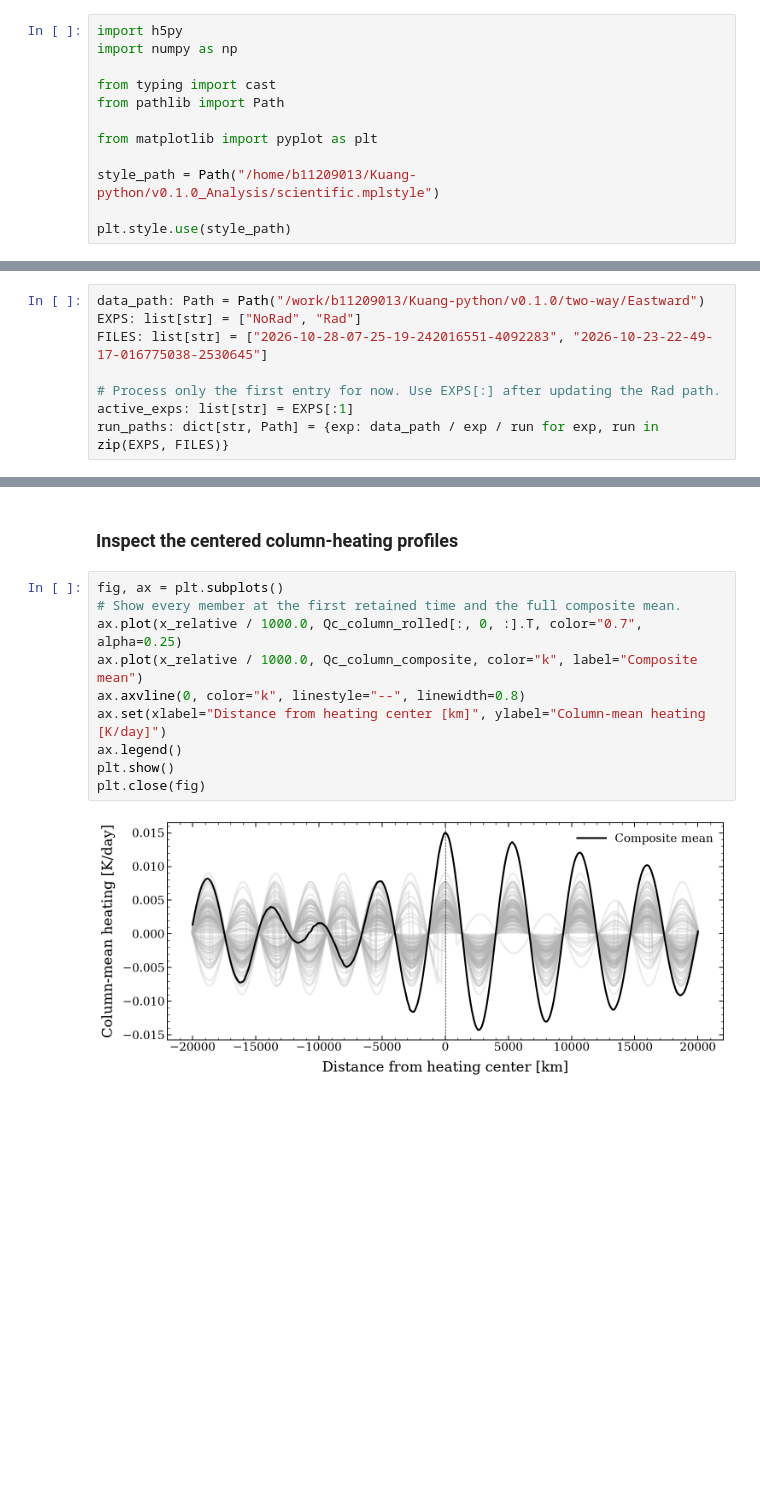
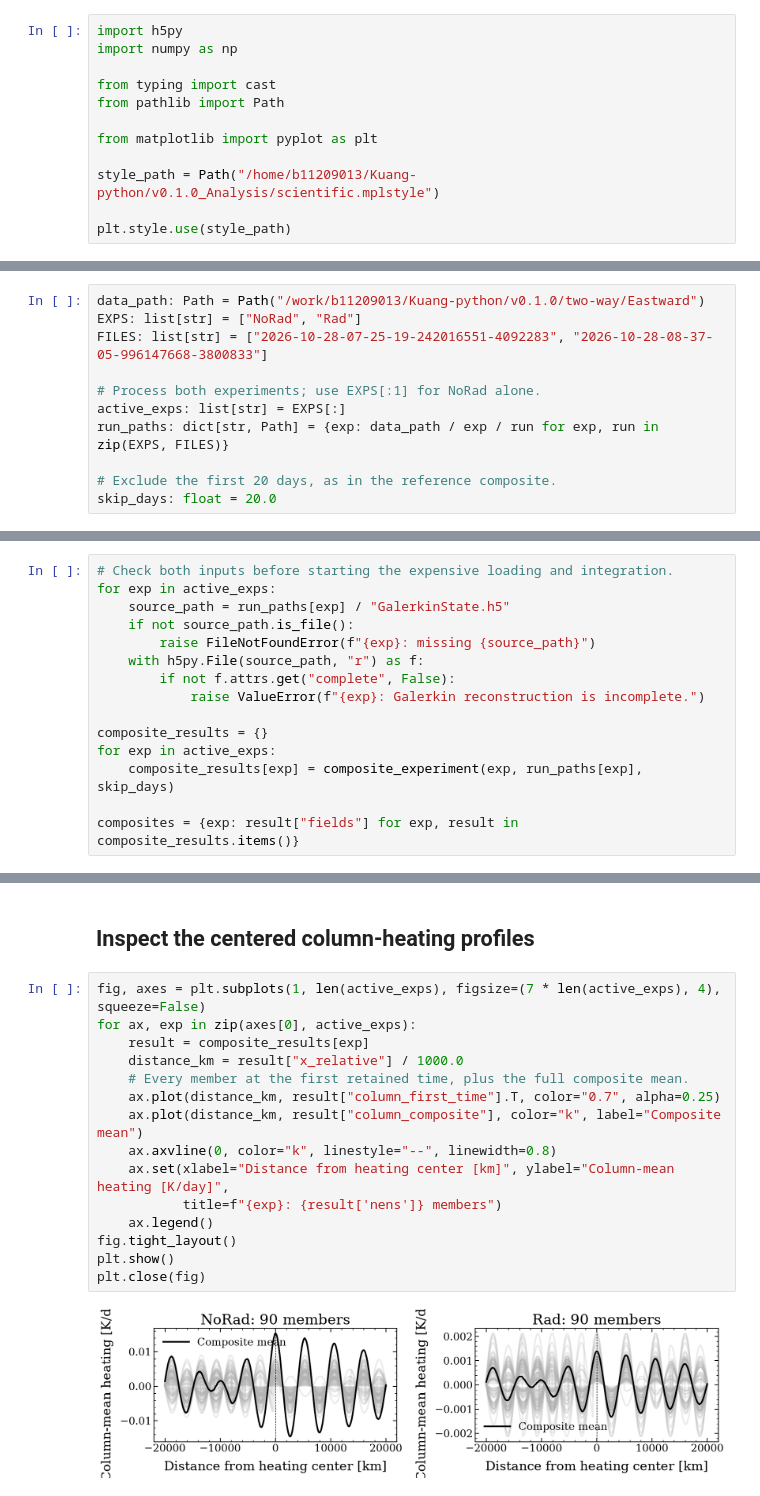
Before and after one commit to JosephKan828/Kuang-python, a Jupyter notebook: v0.1.0_Analysis/two_way/Composite.ipynb, the cells around one changed output, grey strips where cells are left out. Drawn from its saved outputs; the diff is of its cells as text; blank space fills up the shorter version.

Commit message:
2026/10/28 Composite profile in the two experiments

```diff
--- a/v0.1.0_Analysis/two_way/Composite.ipynb
+++ b/v0.1.0_Analysis/two_way/Composite.ipynb
@@ -21,8 +19,11 @@ plt.style.use(style_path)
 # %%
 data_path: Path = Path("/work/b11209013/Kuang-python/v0.1.0/two-way/Eastward")
 EXPS: list[str] = ["NoRad", "Rad"]
-FILES: list[str] = ["2026-10-28-07-25-19-242016551-4092283", "2026-10-23-22-49-17-016775038-2530645"]
+FILES: list[str] = ["2026-10-28-07-25-19-242016551-4092283", "2026-10-28-08-37-05-996147668-3800833"]
 
-# Process only the first entry for now. Use EXPS[:] after updating the Rad path.
-active_exps: list[str] = EXPS[:1]
+# Process both experiments; use EXPS[:1] for NoRad alone.
+active_exps: list[str] = EXPS[:]
 run_paths: dict[str, Path] = {exp: data_path / exp / run for exp, run in zip(EXPS, FILES)}
+
+# Exclude the first 20 days, as in the reference composite.
+skip_days: float = 20.0
@@ -148,0 +146,15 @@ Composite field shapes: {'w1': (401, 71), 'w2': (401, 71), 'T1': (401, 71), 'T2'
+# %%
+# Check both inputs before starting the expensive loading and integration.
+for exp in active_exps:
+    source_path = run_paths[exp] / "GalerkinState.h5"
+    if not source_path.is_file():
+        raise FileNotFoundError(f"{exp}: missing {source_path}")
+    with h5py.File(source_path, "r") as f:
+        if not f.attrs.get("complete", False):
+            raise ValueError(f"{exp}: Galerkin reconstruction is incomplete.")
+
+composite_results = {}
+for exp in active_exps:
+    composite_results[exp] = composite_experiment(exp, run_paths[exp], skip_days)
+
+composites = {exp: result["fields"] for exp, result in composite_results.items()}
@@ -149,14 +166,19 @@ Composite field shapes: {'w1': (401, 71), 'w2': (401, 71), 'T1': (401, 71), 'T2'
 # %% [markdown]
-### Inspect the centered column-heating profiles
+## Inspect the centered column-heating profiles
 # %%
-fig, ax = plt.subplots()
-# Show every member at the first retained time and the full composite mean.
-ax.plot(x_relative / 1000.0, Qc_column_rolled[:, 0, :].T, color="0.7", alpha=0.25)
-ax.plot(x_relative / 1000.0, Qc_column_composite, color="k", label="Composite mean")
-ax.axvline(0, color="k", linestyle="--", linewidth=0.8)
-ax.set(xlabel="Distance from heating center [km]", ylabel="Column-mean heating [K/day]")
-ax.legend()
+fig, axes = plt.subplots(1, len(active_exps), figsize=(7 * len(active_exps), 4), squeeze=False)
+for ax, exp in zip(axes[0], active_exps):
+    result = composite_results[exp]
+    distance_km = result["x_relative"] / 1000.0
+    # Every member at the first retained time, plus the full composite mean.
+    ax.plot(distance_km, result["column_first_time"].T, color="0.7", alpha=0.25)
+    ax.plot(distance_km, result["column_composite"], color="k", label="Composite mean")
+    ax.axvline(0, color="k", linestyle="--", linewidth=0.8)
+    ax.set(xlabel="Distance from heating center [km]", ylabel="Column-mean heating [K/day]",
+           title=f"{exp}: {result['nens']} members")
+    ax.legend()
+fig.tight_layout()
 plt.show()
 plt.close(fig)
 # %% [output]
-[figure, old version]
+[figure, new version]
```
Also changed, not shown: parts of 25 cells of this notebook, 3 other files.
